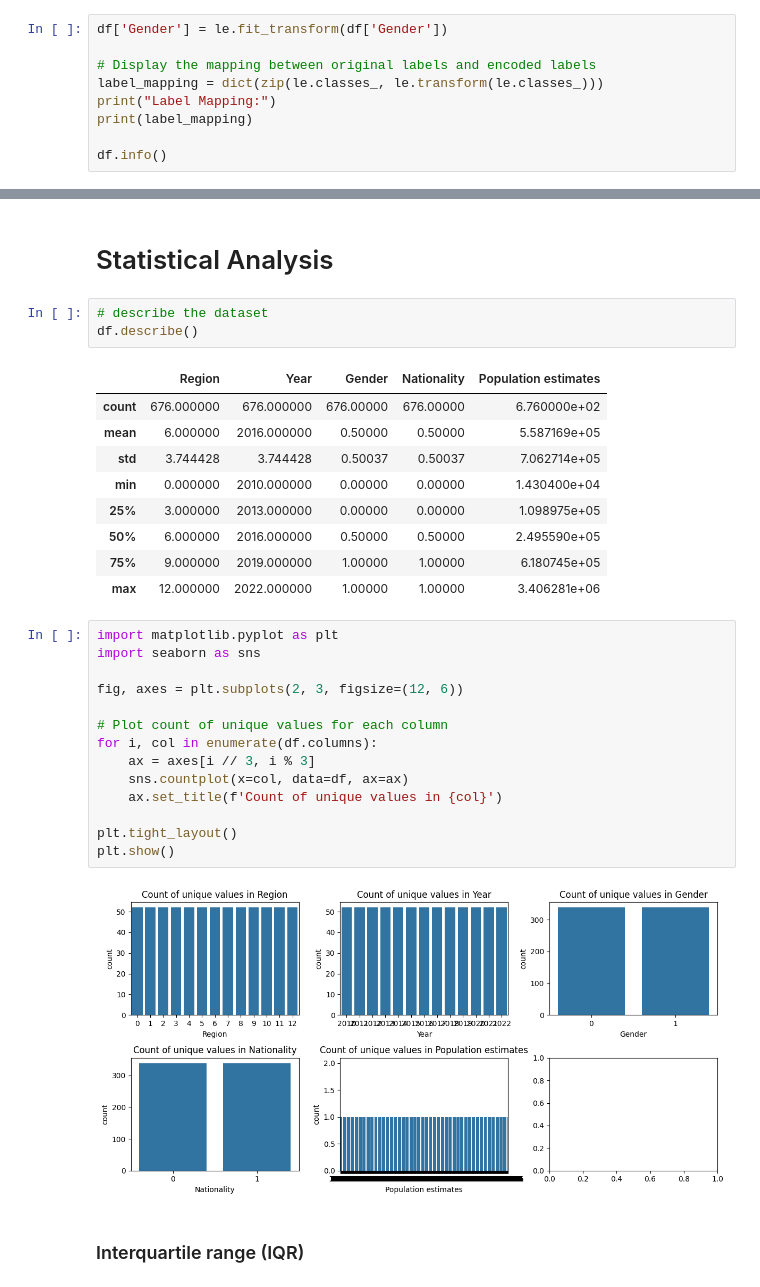
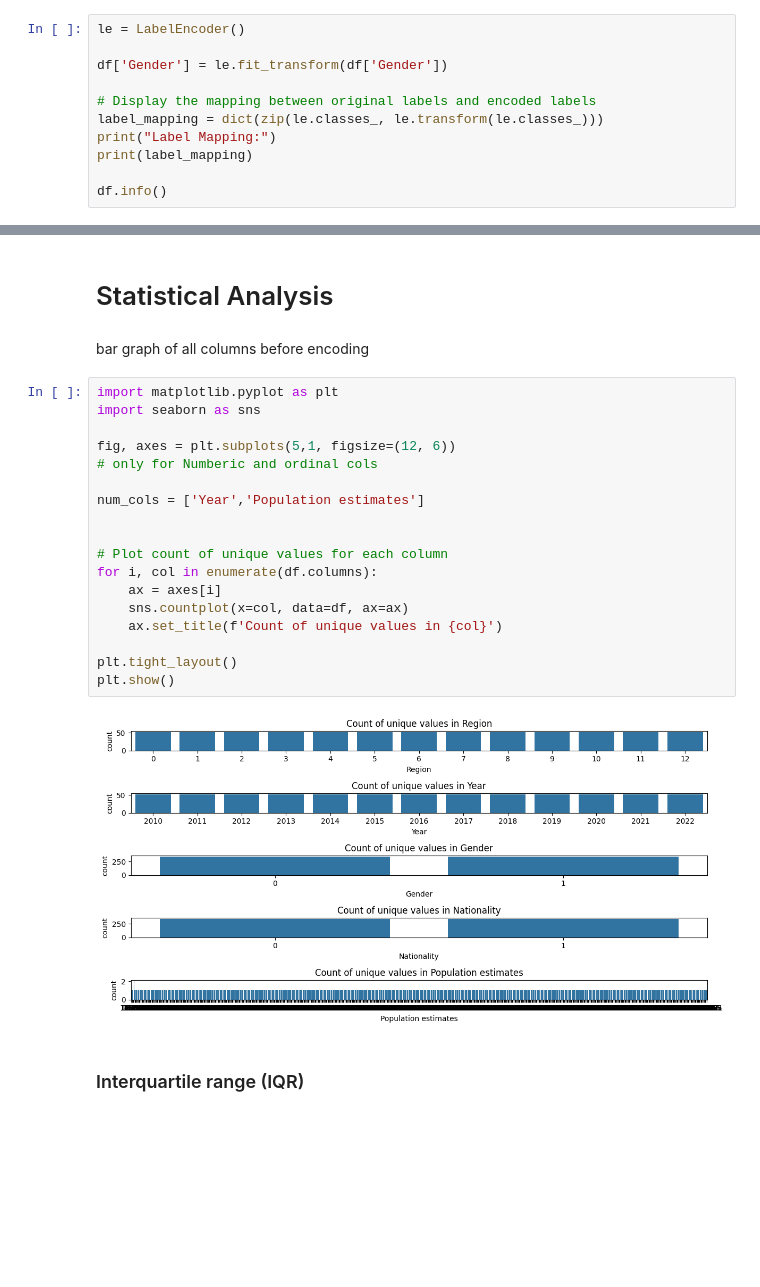
Before and after one commit to maimonahST/Darta_scince, a Jupyter notebook: DS_Project.ipynb, the cells around one changed output, grey strips where cells are left out. Drawn from its saved outputs; the diff is of its cells as text; blank space fills up the shorter version.

```diff
--- a/DS_Project.ipynb
+++ b/DS_Project.ipynb
@@ -106,4 +111,6 @@ memory usage: 26.5+ KB
 # %%
+le = LabelEncoder()
+
 df['Gender'] = le.fit_transform(df['Gender'])
 
 # Display the mapping between original labels and encoded labels
@@ -153,35 +169,28 @@ dtypes: int64(5)
 memory usage: 26.5 KB
 # %% [markdown]
 # Statistical Analysis
-# %%
-# describe the dataset
-df.describe()
-# %% [output]
-|  | Region | Year | Gender | Nationality | Population estimates |
-| count | 676.000000 | 676.000000 | 676.00000 | 676.00000 | 6.760000e+02 |
-| mean | 6.000000 | 2016.000000 | 0.50000 | 0.50000 | 5.587169e+05 |
-| std | 3.744428 | 3.744428 | 0.50037 | 0.50037 | 7.062714e+05 |
-| min | 0.000000 | 2010.000000 | 0.00000 | 0.00000 | 1.430400e+04 |
-| 25% | 3.000000 | 2013.000000 | 0.00000 | 0.00000 | 1.098975e+05 |
-| 50% | 6.000000 | 2016.000000 | 0.50000 | 0.50000 | 2.495590e+05 |
-| 75% | 9.000000 | 2019.000000 | 1.00000 | 1.00000 | 6.180745e+05 |
-| max | 12.000000 | 2022.000000 | 1.00000 | 1.00000 | 3.406281e+06 |
+# %% [markdown]
+bar graph of all columns before encoding
 # %%
 import matplotlib.pyplot as plt
 import seaborn as sns
 
-fig, axes = plt.subplots(2, 3, figsize=(12, 6))
+fig, axes = plt.subplots(5,1, figsize=(12, 6))
+# only for Numberic and ordinal cols
+
+num_cols = ['Year','Population estimates']
+
 
 # Plot count of unique values for each column
 for i, col in enumerate(df.columns):
-    ax = axes[i // 3, i % 3]
+    ax = axes[i]
     sns.countplot(x=col, data=df, ax=ax)
     ax.set_title(f'Count of unique values in {col}')
 
 plt.tight_layout()
 plt.show()
 # %% [output]
-[figure, old version]
+[figure, new version]
 # %% [markdown]
 ### Interquartile range (IQR)
 # %%
```
Also changed, not shown: parts of 17 cells of this notebook.
